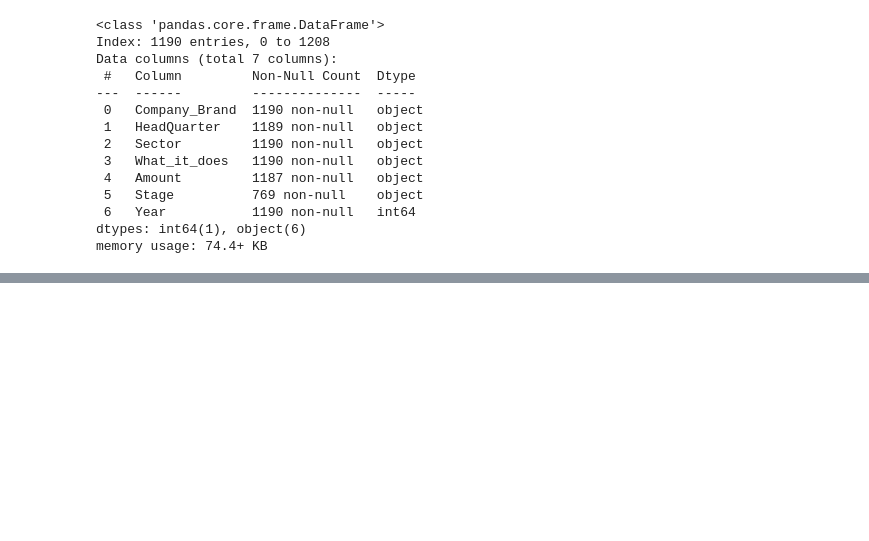
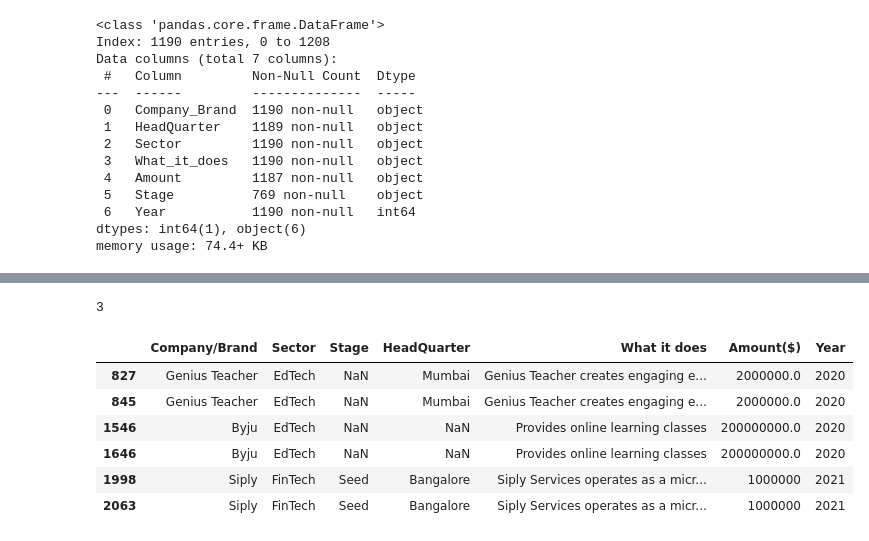
Before and after one commit to Azie88/Beginner-Data-Analysis, a Jupyter notebook: Project_notebook.ipynb, the cells around one changed output, grey strips where cells are left out. Cells and saved outputs as stored; diff of their text form; code cells hidden in the pictures; blank space fills up the shorter version.

```diff
--- a/Project_notebook.ipynb
+++ b/Project_notebook.ipynb
@@ -909,0 +1341,8 @@ memory usage: 74.4+ KB
+# %%
+# Replace Values
+
+data_df_2021['Stage'].replace('1000000', np.nan, inplace = True, regex=True)
+data_df_2021['Stage'].replace('1200000', np.nan, inplace = True, regex=True)
+data_df_2021['Stage'].replace('300000', np.nan, inplace = True, regex=True)
+data_df_2021['Stage'].replace('6000000', np.nan, inplace = True, regex=True)
+data_df_2021['Stage'].replace('Seies A', 'Series A', inplace = True, regex=True)
@@ -909,0 +1383,9 @@ memory usage: 74.4+ KB
+# %%
+# Rename Columns to match other Data
+data_df_2021.rename(columns = {'Company_Brand': 'Company/Brand', 'What_it_does': 'What it does',
+                                'Amount': 'Amount($)'}, inplace=True)
+# %%
+#Merge 2020 and 2021 Data
+
+data_new_2 = pd.concat([data_df_2020, data_df_2021], ignore_index=True)
+data_new_2.tail()
@@ -909,0 +1457,18 @@ memory usage: 74.4+ KB
+# %%
+# Check for duplicates
+
+Final_Startup_Data.duplicated().sum()
+# %% [output]
+3
+# %%
+# show all occurences of duplicated rows
+
+Final_Startup_Data[Final_Startup_Data.duplicated(keep=False)]
+# %% [output]
+|  | Company/Brand | Sector | Stage | HeadQuarter | What it does | Amount($) | Year |
+| 827 | Genius Teacher | EdTech | NaN | Mumbai | Genius Teacher creates engaging e... | 2000000.0 | 2020 |
+| 845 | Genius Teacher | EdTech | NaN | Mumbai | Genius Teacher creates engaging e... | 2000000.0 | 2020 |
+| 1546 | Byju | EdTech | NaN | NaN | Provides online learning classes | 200000000.0 | 2020 |
+| 1646 | Byju | EdTech | NaN | NaN | Provides online learning classes | 200000000.0 | 2020 |
+| 1998 | Siply | FinTech | Seed | Bangalore | Siply Services operates as a micr... | 1000000 | 2021 |
+| 2063 | Siply | FinTech | Seed | Bangalore | Siply Services operates as a micr... | 1000000 | 2021 |
```
Also changed, not shown: parts of 64 cells of this notebook.
